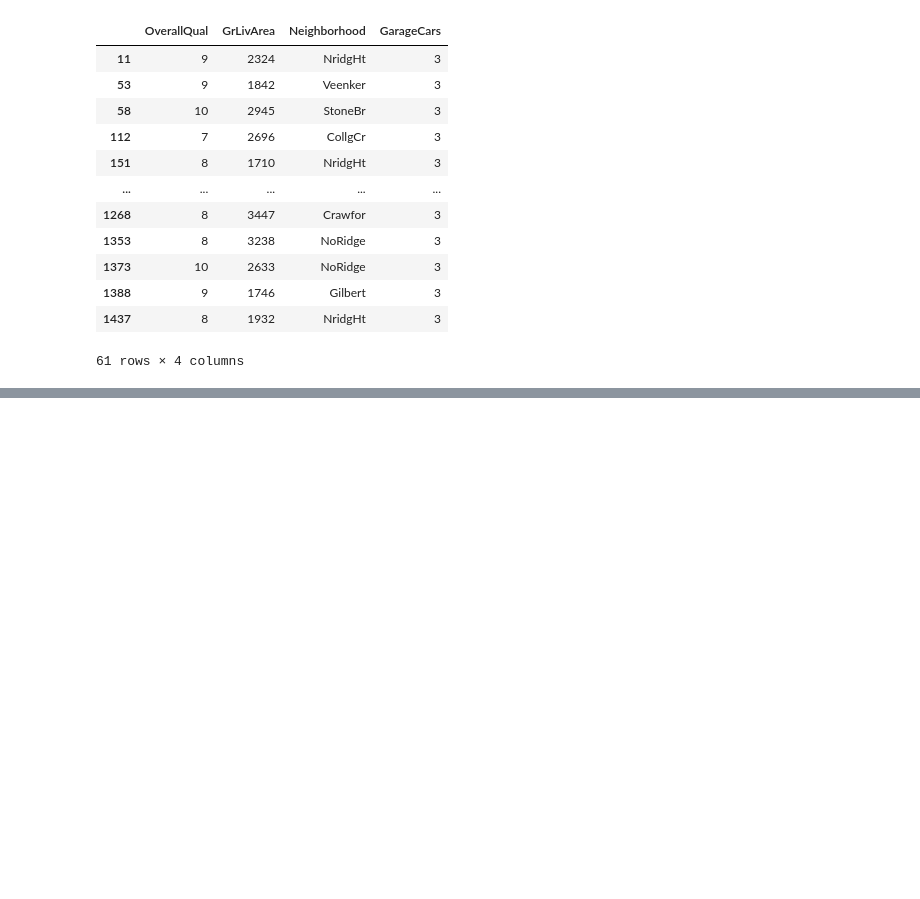
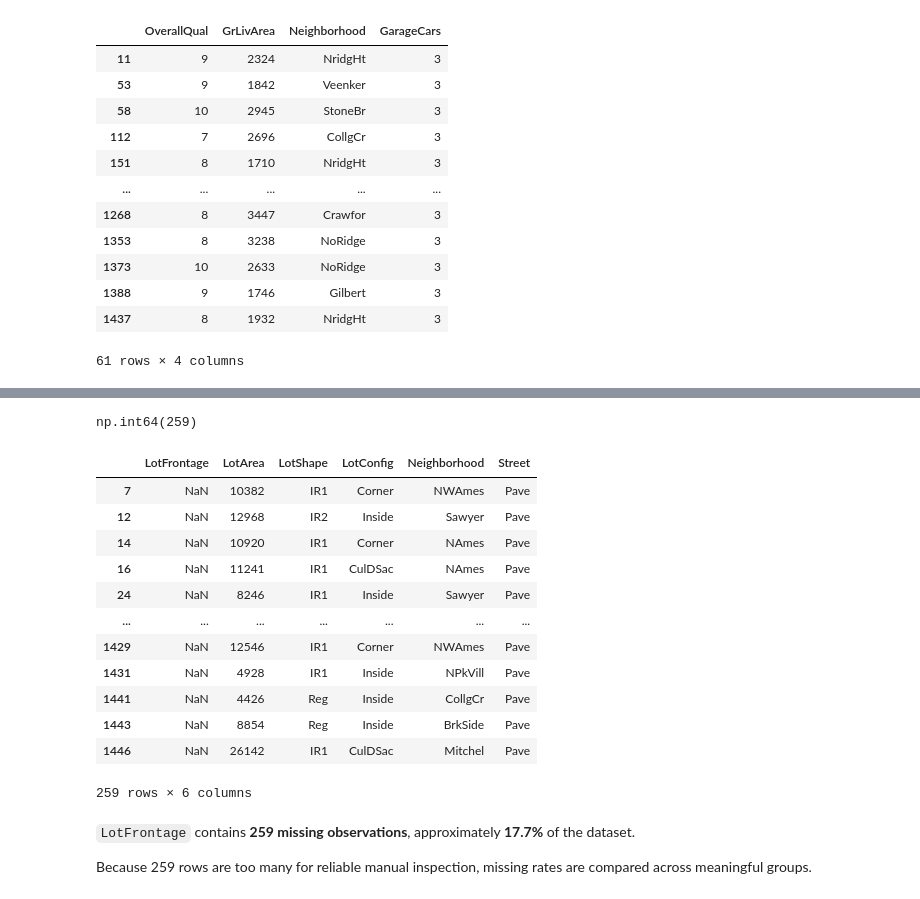
Before and after one commit to masoud-vosoughi/House-Prices--Advanced-Regression-Techniques, a Jupyter notebook: notebooks/01_data_understanding.ipynb, the cells around one changed output, grey strips where cells are left out. Saved outputs shown, nothing was run; the diff lists cells and outputs as text; code cells hidden in the pictures; blank space fills up the shorter version.

```diff
--- a/notebooks/01_data_understanding.ipynb
+++ b/notebooks/01_data_understanding.ipynb
@@ -139,0 +562,35 @@ X[y>upper_fence][["OverallQual","GrLivArea","Neighborhood","GarageCars"]]
+# %%
+lot_frontage_cols = [
+    "LotFrontage",
+    "LotArea",
+    "LotShape",
+    "LotConfig",
+    "Neighborhood",
+    "Street"
+]
+
+lot_frontage_missing = X["LotFrontage"].isna()
+
+lot_frontage_missing.sum()
+# %% [output]
+np.int64(259)
+# %%
+X.loc[lot_frontage_missing, lot_frontage_cols]
+# %% [output]
+|  | LotFrontage | LotArea | LotShape | LotConfig | Neighborhood | Street |
+| 7 | NaN | 10382 | IR1 | Corner | NWAmes | Pave |
+| 12 | NaN | 12968 | IR2 | Inside | Sawyer | Pave |
+| 14 | NaN | 10920 | IR1 | Corner | NAmes | Pave |
+| 16 | NaN | 11241 | IR1 | CulDSac | NAmes | Pave |
+| 24 | NaN | 8246 | IR1 | Inside | Sawyer | Pave |
+| ... | ... | ... | ... | ... | ... | ... |
+| 1429 | NaN | 12546 | IR1 | Corner | NWAmes | Pave |
+| 1431 | NaN | 4928 | IR1 | Inside | NPkVill | Pave |
+| 1441 | NaN | 4426 | Reg | Inside | CollgCr | Pave |
+| 1443 | NaN | 8854 | Reg | Inside | BrkSide | Pave |
+| 1446 | NaN | 26142 | IR1 | CulDSac | Mitchel | Pave |
+259 rows × 6 columns
+# %% [markdown]
+`LotFrontage` contains **259 missing observations**, approximately **17.7%** of the dataset.
+
+Because 259 rows are too many for reliable manual inspection, missing rates are compared across meaningful groups.
```
Also changed, not shown: parts of 79 cells of this notebook.
